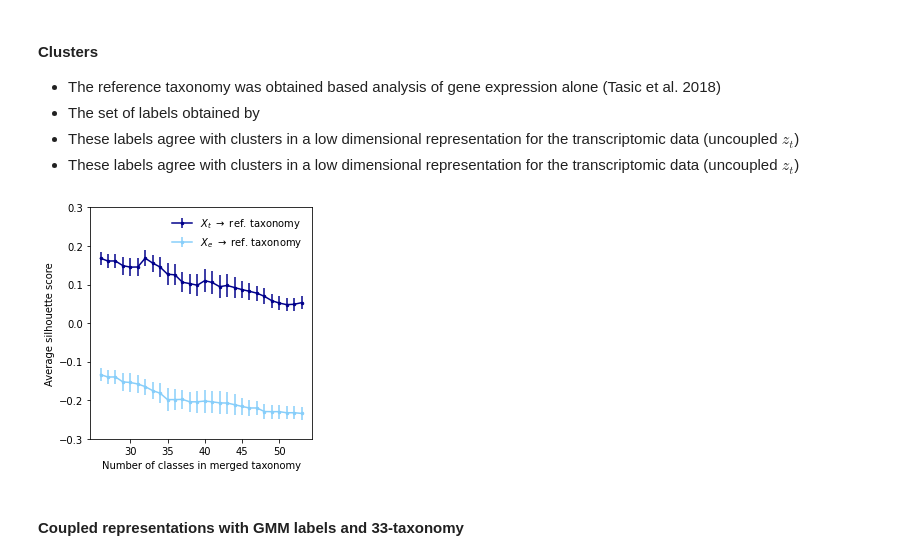
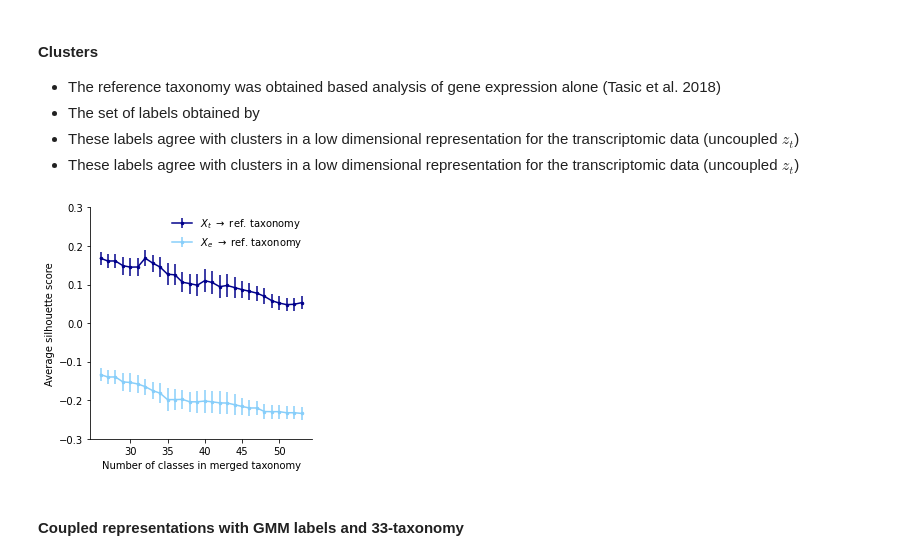
Before and after one commit to AllenInstitute/coupledAE-patchseq, a Jupyter notebook: cplAE_TE/notebooks/05_analysis_silhouette.ipynb, the cells around one changed output. Drawn from its saved outputs; the diff is of its cells as text; code cells hidden in the pictures.

```diff
--- a/cplAE_TE/notebooks/05_analysis_silhouette.ipynb
+++ b/cplAE_TE/notebooks/05_analysis_silhouette.ipynb
@@ -80,31 +83,36 @@ Best 5 coupled model keys: [11 17  1 14 10]
 #### Overall average silhouette scores on test cells with uncoupled representations
 # %%
 #Uncoupled zE with different resolution of taxonomy:
-s_mean_list_E_to_tax=[]
-s_mean_list_T_to_tax=[]
-n_classes_list=[]
-n_best_models=5
+s_mean_list_E_to_tax = []
+s_mean_list_T_to_tax = []
+n_classes_list = []
+n_best_models = 5
 
-for n_required_classes in np.arange(10,54,1):
-    merged_labels,n_classes = taxonomy_assignments(O['cluster'].copy(),datadict=O.copy(),n_required_classes=n_required_classes, merge_on='well_sampled')
+for n_required_classes in np.arange(10, 54, 1):
+    merged_labels, n_classes = taxonomy_assignments(initial_labels=deepcopy(O['cluster']),
+                                                    datadict=deepcopy(O),
+                                                    n_required_classes=n_required_classes,
+                                                    merge_on='well_sampled')
     for k in range(n_best_models):
         n_classes_list.append(n_classes)
         all_inds = O['well_sampled_ind'].copy()
-        test_inds = folds_0[best_E_model_keys[k]]['well_sampled_test_ind'].copy()
+        test_inds = folds_0[best_E_model_keys[k]
+                            ]['well_sampled_test_ind'].copy()
 
-        zE = folds_0[best_E_model_keys[k]]['zE'][test_inds,:].copy()
+        zE = folds_0[best_E_model_keys[k]]['zE'][test_inds, :].copy()
         lbl = merged_labels[test_inds].copy()
-        df_E_sample,df_E_label = silhouette_analysis(z=zE,lbl=lbl)
+        df_E_sample, df_E_label = silhouette_analysis(z=zE, lbl=lbl)
         s_mean_list_E_to_tax.append(df_E_sample['sil'].mean())
 
-        zT = folds_0[best_T_model_keys[k]]['zT'][test_inds,:].copy()
+        zT = folds_0[best_T_model_keys[k]]['zT'][test_inds, :].copy()
         lbl = merged_labels[test_inds].copy()
-        df_T_sample,df_T_label = silhouette_analysis(z=zT,lbl=lbl)
+        df_T_sample, df_T_label = silhouette_analysis(z=zT, lbl=lbl)
         s_mean_list_T_to_tax.append(df_T_sample['sil'].mean())
 
-df = pd.DataFrame({'sil_E':s_mean_list_E_to_tax,'sil_T':s_mean_list_T_to_tax,'n_classes':n_classes_list})
-df_n_class = df.groupby('n_classes').agg([np.mean,np.std]).reset_index()
-df_n_class = df_n_class.loc[df_n_class['n_classes']>25]
+df = pd.DataFrame({'sil_E': s_mean_list_E_to_tax,
+                   'sil_T': s_mean_list_T_to_tax, 'n_classes': n_classes_list})
+df_n_class = df.groupby('n_classes').agg([np.mean, np.std]).reset_index()
+df_n_class = df_n_class.loc[df_n_class['n_classes'] > 25]
 # %% [markdown]
 Markdown - storing source data script
 
@@ -129,24 +137,26 @@ df.to_csv(fig_path+'Source_data_Fig_Ed_8b.csv',index=False)
  - These labels agree with clusters in a low dimensional representation for the transcriptomic data (uncoupled $z_t$)
  - These labels agree with clusters in a low dimensional representation for the transcriptomic data (uncoupled $z_t$)
 # %%
+
 plt.figure(figsize=(4, 4))
 plt.errorbar(df_n_class['n_classes'].values, df_n_class['sil_T']['mean'].values, df_n_class['sil_T']['std'].values,
              color='darkblue', label=r'$X_{t}$ $\rightarrow$ ref. taxonomy',
              linestyle='-', marker='.', ms=5)
 plt.errorbar(df_n_class['n_classes'].values, df_n_class['sil_E']['mean'].values, df_n_class['sil_T']['std'].values,
              color='lightskyblue', label=r'$X_{e}$ $\rightarrow$ ref. taxonomy',
              linestyle='-', marker='.', ms=5)
 
 ax = plt.gca()
 ax.set(**{'xlabel': ('Number of classes in merged taxonomy'),
           'ylabel': ('Average silhouette score'),
           'xticks': (np.arange(30, 55, 5)),
           'ylim': (-0.3, 0.3)})
 plt.legend(frameon=False)
 plt.tight_layout()
+sns.despine()
 plt.show()
 # %% [output]
-[figure, old version]
+[figure, new version]
 # %% [markdown]
 #### Coupled representations with GMM labels and 33-taxonomy
 # %%
```
Also changed, not shown: parts of 14 cells of this notebook.
